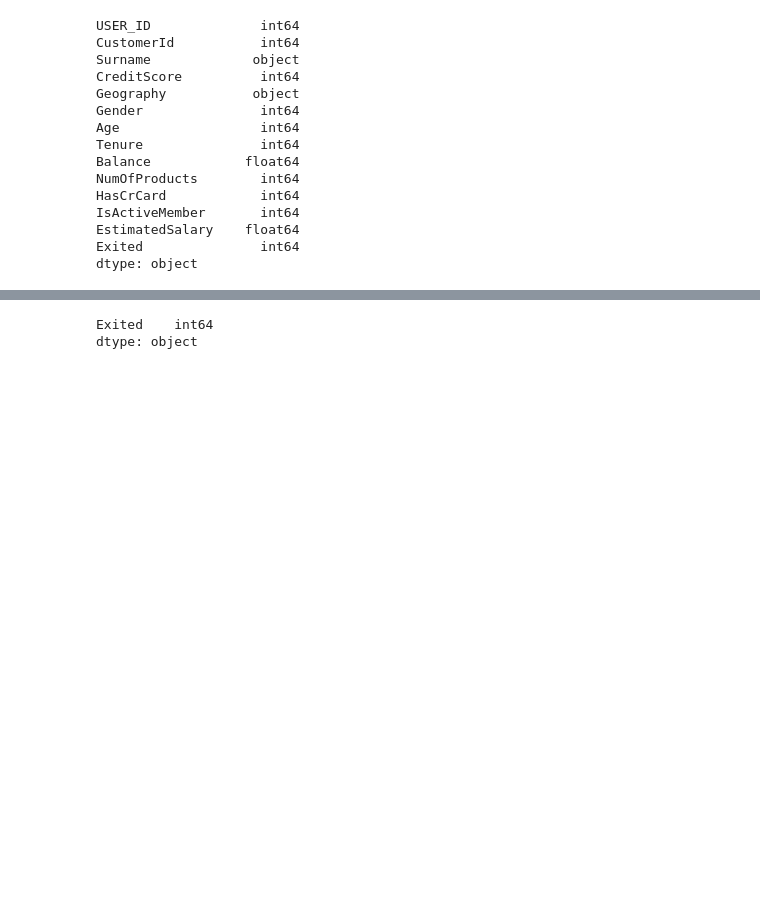
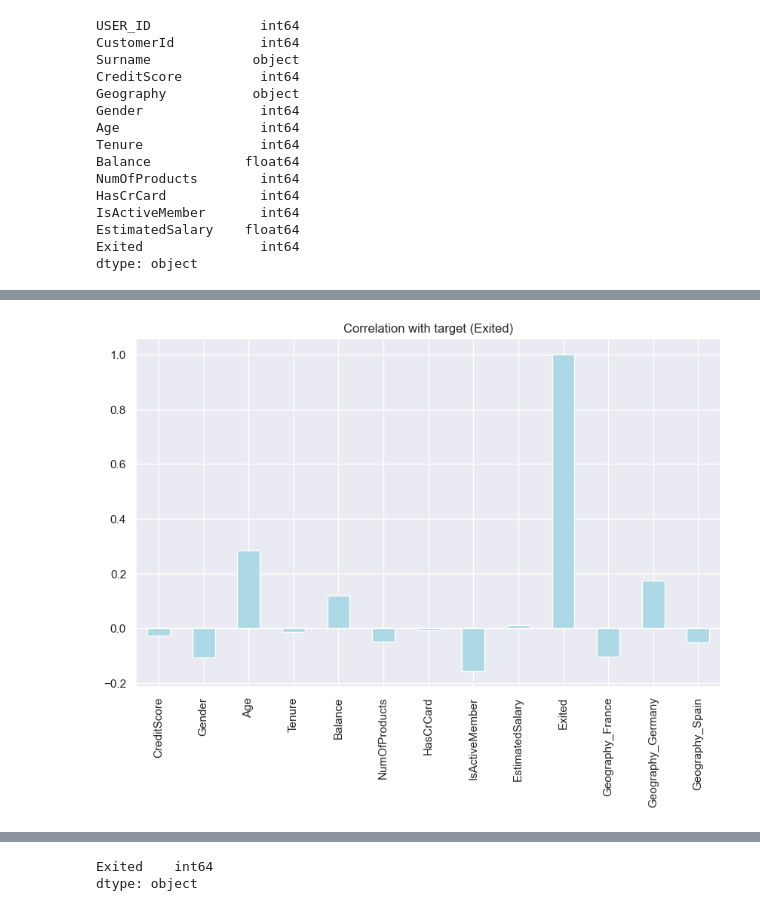
Before and after one commit to cricci3/featureStore, a Jupyter notebook: 0-create_fs.ipynb, the cells around one changed output, grey strips where cells are left out. Drawn from its saved outputs; the diff is of its cells as text; code cells hidden in the pictures; blank space fills up the shorter version.

```diff
--- a/0-create_fs.ipynb
+++ b/0-create_fs.ipynb
@@ -206,0 +257,9 @@ df.head()
+# %%
+# Compute the correlation with the 'Exited' column
+correlation = correlation_df.corrwith(df['Exited'])
+
+# Plot the correlation values
+correlation.plot(kind='bar', grid=True, figsize=(10, 6), title="Correlation with target (Exited)", color="lightblue")
+plt.show()
+# %% [output]
+[figure, added]
```
Also changed, not shown: parts of 16 cells of this notebook, 7 other files.
